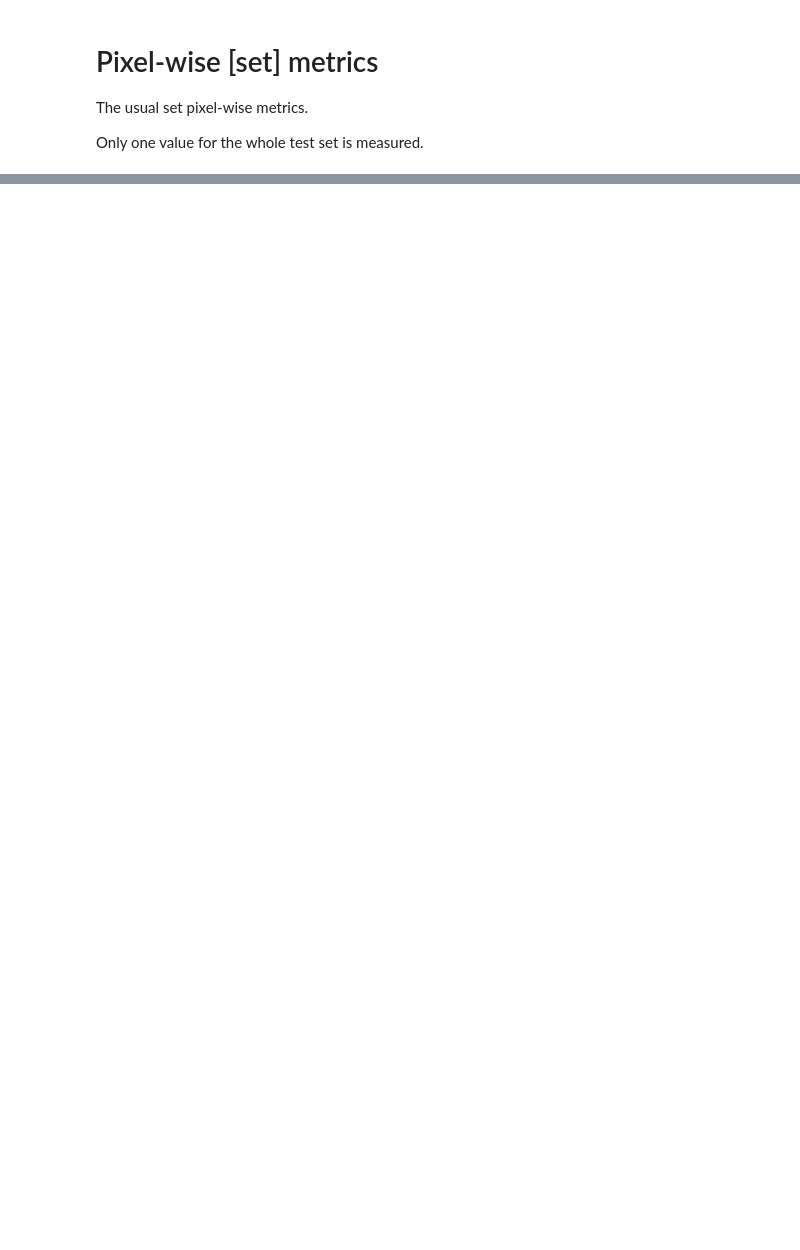
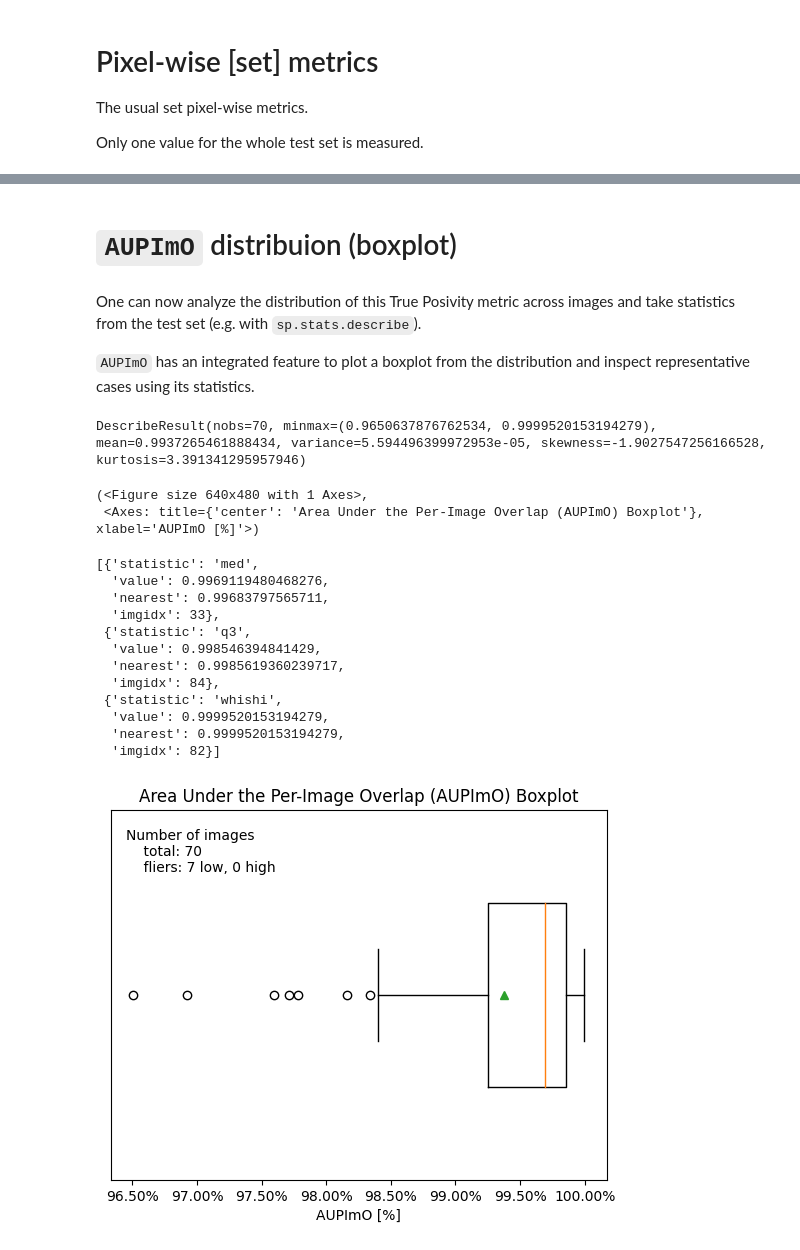
Before and after one commit to openvinotoolkit/anomalib, a Jupyter notebook: notebooks/500_use_cases/502_perimg_metrics.ipynb, the cells around one changed output, grey strips where cells are left out. Cells and saved outputs as stored; diff of their text form; code cells hidden in the pictures; blank space fills up the shorter version.

```diff
--- a/notebooks/500_use_cases/502_perimg_metrics.ipynb
+++ b/notebooks/500_use_cases/502_perimg_metrics.ipynb
@@ -236,0 +205,12 @@ DescribeResult(nobs=70, minmax=(0.9629851726316055, 0.9999250647309539), mean=0.
+# %%
+%%time
+%autoreload 2
+
+from anomalib.utils.metrics.perimg import AUPImO
+
+aupimo = AUPImO()
+aupimo.cpu()
+aupimo.update(anomaly_maps, masks)
+
+pimoresult, aucs = aupimo.compute()
+(thresholds, fprs, shared_fpr, tprs, image_classes) = pimoresult
@@ -236,0 +301,30 @@ DescribeResult(nobs=70, minmax=(0.9629851726316055, 0.9999250647309539), mean=0.
+# %% [markdown]
+# `AUPImO` distribuion (boxplot)
+# %% [markdown]
+One can now analyze the distribution of this True Posivity metric across images and take statistics from the test set (e.g. with `sp.stats.describe`).
+
+`AUPImO` has an integrated feature to plot a boxplot from the distribution and inspect representative cases using its statistics.
+# %%
+import scipy as sp
+
+print(sp.stats.describe(aucs[~torch.isnan(aucs)]))  # `~torch.isnan(aucs)` is removing the `nan`s
+aupimo.plot_boxplot()
+aupimo.boxplot_stats()[-3:]
+# TODO add functional interface
+# %% [output]
+DescribeResult(nobs=70, minmax=(0.9650637876762534, 0.9999520153194279), mean=0.9937265461888434, variance=5.594496399972953e-05, skewness=-1.9027547256166528, kurtosis=3.391341295957946)
+(<Figure size 640x480 with 1 Axes>,
+ <Axes: title={'center': 'Area Under the Per-Image Overlap (AUPImO) Boxplot'}, xlabel='AUPImO [%]'>)
+[{'statistic': 'med',
+  'value': 0.9969119480468276,
+  'nearest': 0.99683797565711,
+  'imgidx': 33},
+ {'statistic': 'q3',
+  'value': 0.998546394841429,
+  'nearest': 0.9985619360239717,
+  'imgidx': 84},
+ {'statistic': 'whishi',
+  'value': 0.9999520153194279,
+  'nearest': 0.9999520153194279,
+  'imgidx': 82}]
+[figure, added]
```
Also changed, not shown: parts of 49 cells of this notebook, 1 other file.
